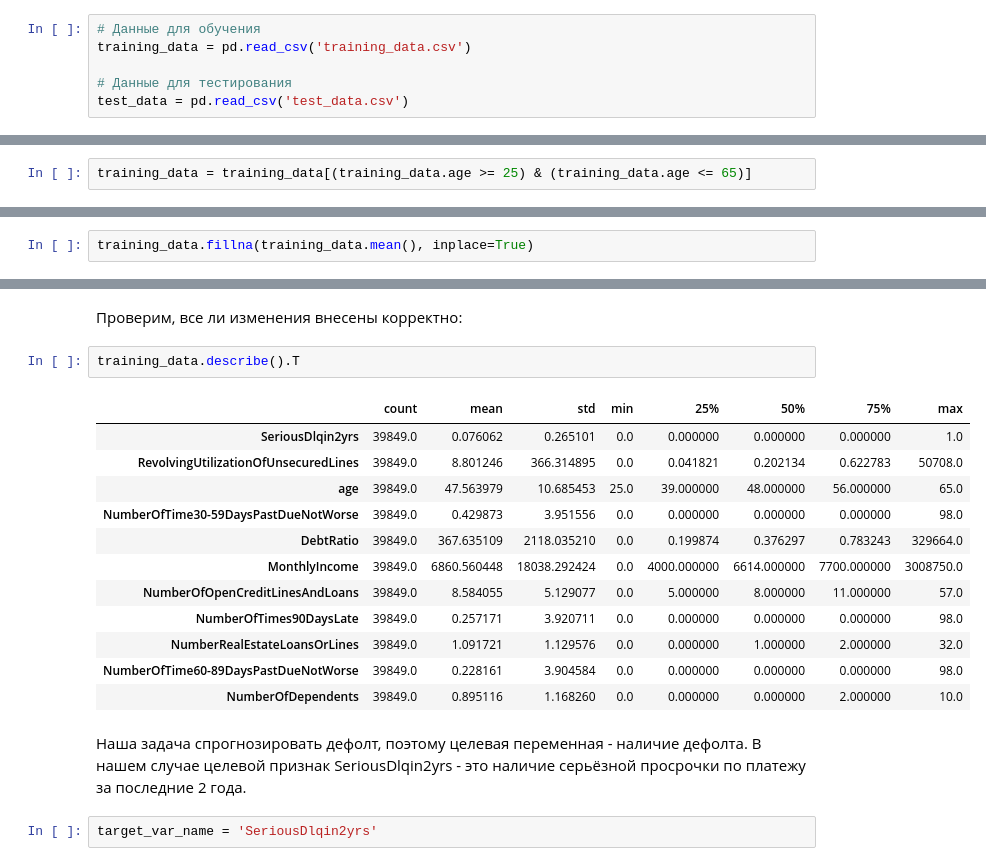
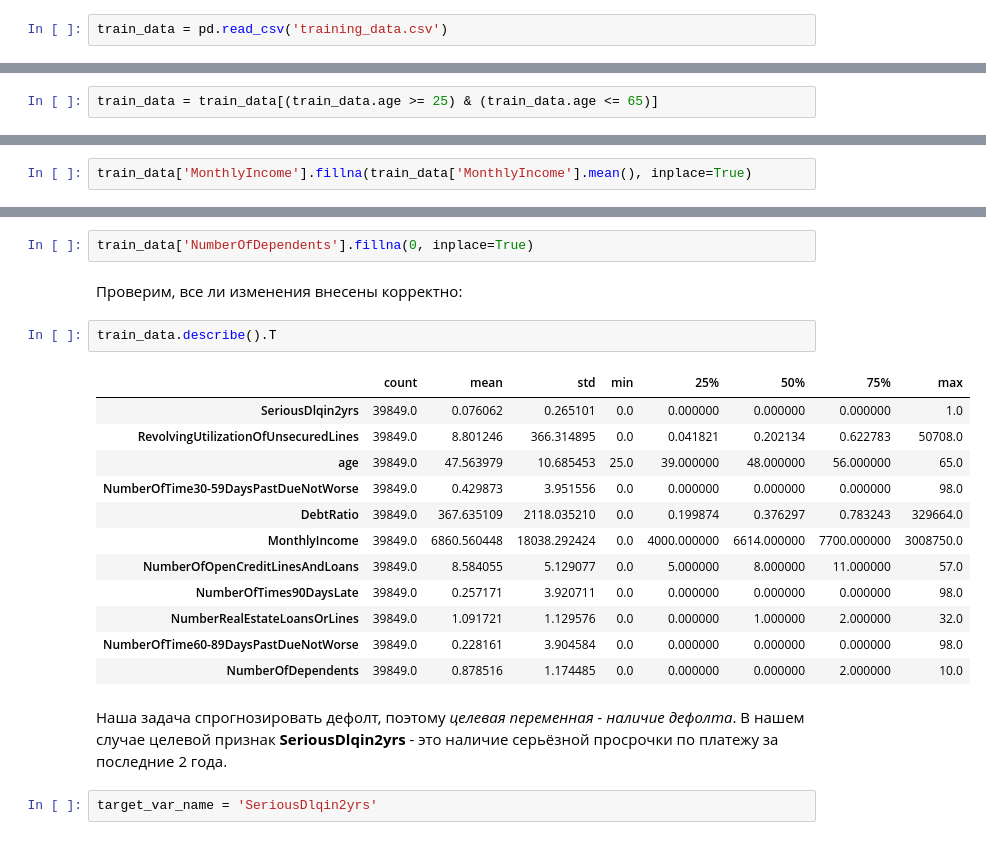
Before and after one commit to bahtey101/Credit_Scoring, a Jupyter notebook: Credit_Scoring.ipynb, the cells around one changed output, grey strips where cells are left out. Cells and saved outputs as stored; diff of their text form.

```diff
--- a/Credit_Scoring.ipynb
+++ b/Credit_Scoring.ipynb
@@ -64,11 +64,7 @@ from sklearn.metrics import average_precision_score
 Мы будем использовать данные, которые состоят из двух частей: одна часть будет использоваться для обучения модели, вторая для тестирования.
 Данные взяты из: ...
 # %%
-# Данные для обучения
-training_data = pd.read_csv('training_data.csv')
-
-# Данные для тестирования
-test_data = pd.read_csv('test_data.csv')
+train_data = pd.read_csv('training_data.csv')
 # %% [markdown]
 Рассмотрим подробнее данные которые будем использовать для обучения:
 # %%
@@ -105,4 +101,4 @@ plt.show()
 # %% [markdown]
 Обратим внимание, что данных о клиентах возрастом менее 25 и более 65 лет гораздо меньше в сравнении с остальными. Это может негативно сказаться на точности работы обученной на данной выборке модели. Поэтому оставим в ней данные только о тех пользователях, возраст которых находится в пределах от 25 до 65 лет.
 # %%
-training_data = training_data[(training_data.age >= 25) & (training_data.age <= 65)]
+train_data = train_data[(train_data.age >= 25) & (train_data.age <= 65)]
@@ -116,2 +111,2 @@ training_data = training_data[(training_data.age >= 25) & (training_data.age <=
 # %%
-training_data.fillna(training_data.mean(), inplace=True)
+train_data['MonthlyIncome'].fillna(train_data['MonthlyIncome'].mean(), inplace=True)
@@ -118,22 +115,24 @@ training_data.fillna(training_data.mean(), inplace=True)
+# %%
+train_data['NumberOfDependents'].fillna(0, inplace=True)
 # %% [markdown]
 Проверим, все ли изменения внесены корректно:
 # %%
-training_data.describe().T
+train_data.describe().T
 # %% [output]
 |  | count | mean | std | min | 25% | 50% | 75% | max |
 | SeriousDlqin2yrs | 39849.0 | 0.076062 | 0.265101 | 0.0 | 0.000000 | 0.000000 | 0.000000 | 1.0 |
 | RevolvingUtilizationOfUnsecuredLines | 39849.0 | 8.801246 | 366.314895 | 0.0 | 0.041821 | 0.202134 | 0.622783 | 50708.0 |
 | age | 39849.0 | 47.563979 | 10.685453 | 25.0 | 39.000000 | 48.000000 | 56.000000 | 65.0 |
 | NumberOfTime30-59DaysPastDueNotWorse | 39849.0 | 0.429873 | 3.951556 | 0.0 | 0.000000 | 0.000000 | 0.000000 | 98.0 |
 | DebtRatio | 39849.0 | 367.635109 | 2118.035210 | 0.0 | 0.199874 | 0.376297 | 0.783243 | 329664.0 |
 | MonthlyIncome | 39849.0 | 6860.560448 | 18038.292424 | 0.0 | 4000.000000 | 6614.000000 | 7700.000000 | 3008750.0 |
 | NumberOfOpenCreditLinesAndLoans | 39849.0 | 8.584055 | 5.129077 | 0.0 | 5.000000 | 8.000000 | 11.000000 | 57.0 |
 | NumberOfTimes90DaysLate | 39849.0 | 0.257171 | 3.920711 | 0.0 | 0.000000 | 0.000000 | 0.000000 | 98.0 |
 | NumberRealEstateLoansOrLines | 39849.0 | 1.091721 | 1.129576 | 0.0 | 0.000000 | 1.000000 | 2.000000 | 32.0 |
 | NumberOfTime60-89DaysPastDueNotWorse | 39849.0 | 0.228161 | 3.904584 | 0.0 | 0.000000 | 0.000000 | 0.000000 | 98.0 |
-| NumberOfDependents | 39849.0 | 0.895116 | 1.168260 | 0.0 | 0.000000 | 0.000000 | 2.000000 | 10.0 |
+| NumberOfDependents | 39849.0 | 0.878516 | 1.174485 | 0.0 | 0.000000 | 0.000000 | 2.000000 | 10.0 |
 # %% [markdown]
-Наша задача спрогнозировать дефолт, поэтому целевая переменная - наличие дефолта. В нашем случае целевой признак SeriousDlqin2yrs - это наличие серьёзной просрочки по платежу за последние 2 года.
+Наша задача спрогнозировать дефолт, поэтому *целевая переменная - наличие дефолта*. В нашем случае целевой признак **SeriousDlqin2yrs** - это наличие серьёзной просрочки по платежу за последние 2 года.
 # %%
 target_var_name = 'SeriousDlqin2yrs'
 # %% [markdown]
```
Also changed, not shown: parts of 35 cells of this notebook.
